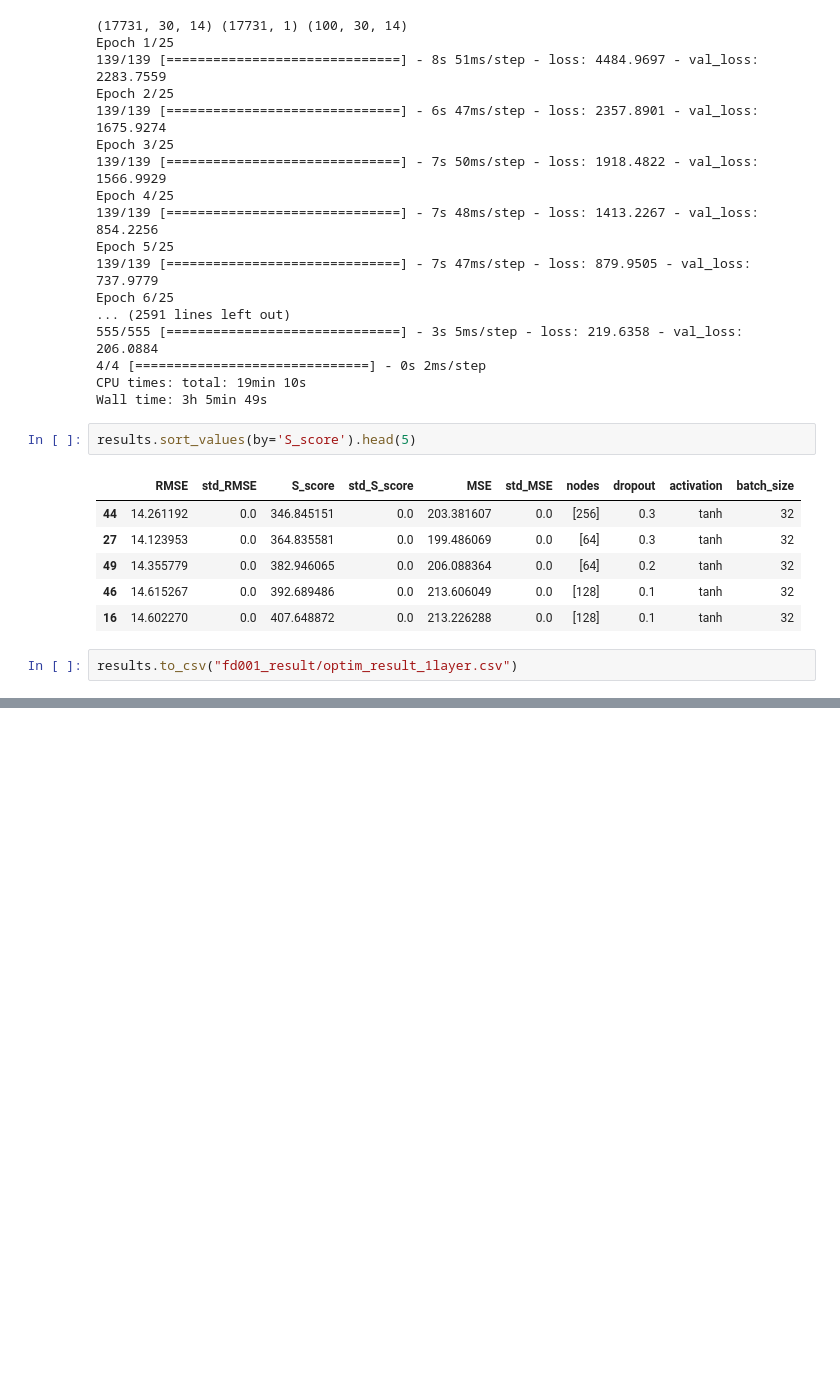
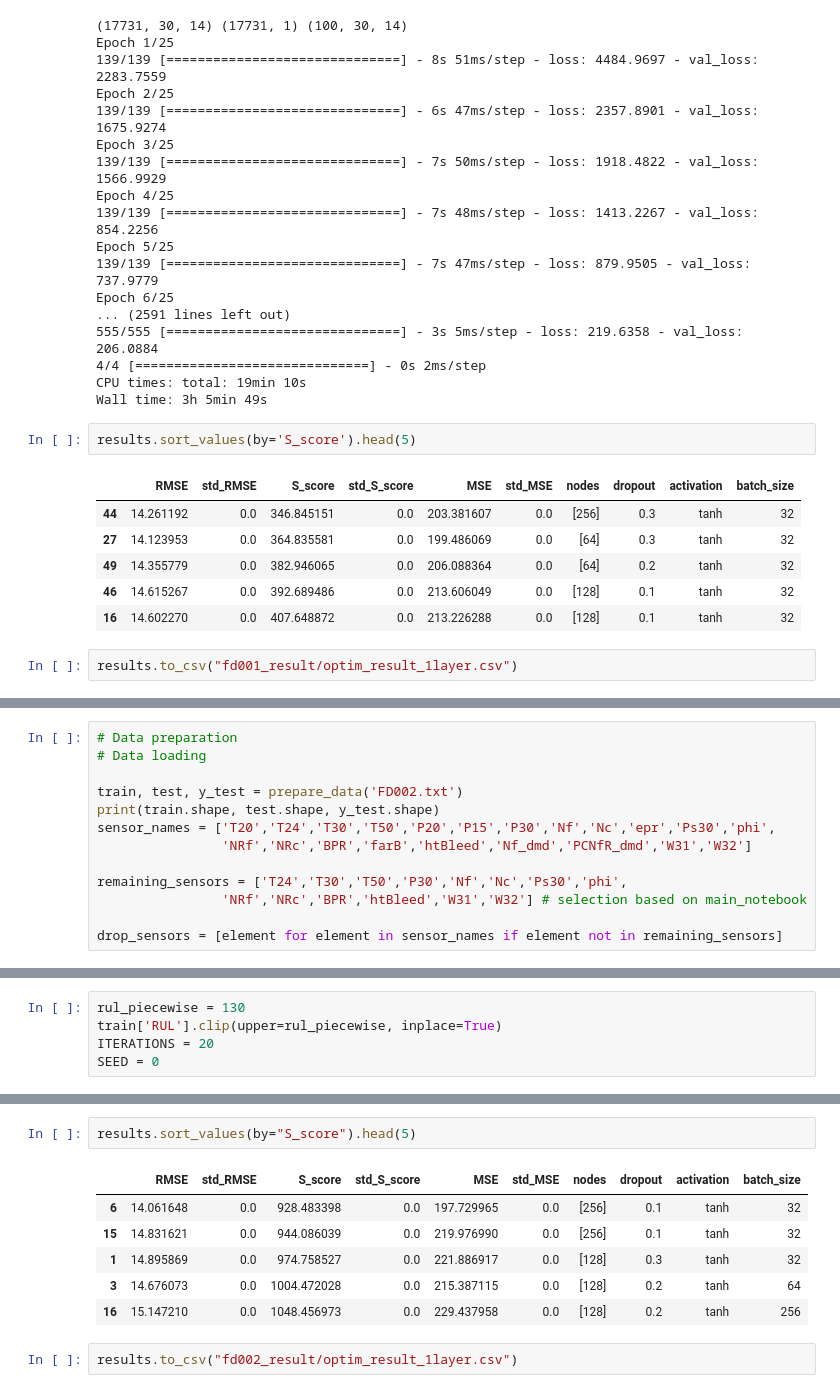
Before and after one commit to laminendao/special_issueV2, a Jupyter notebook: gru_optimization.ipynb, the cells around one changed output, grey strips where cells are left out. Cells and saved outputs as stored; diff of their text form; blank space fills up the shorter version.

```diff
--- a/gru_optimization.ipynb
+++ b/gru_optimization.ipynb
@@ -331,0 +334,13 @@ results.to_csv("fd001_result/optim_result_1layer.csv")
+# %%
+# Data preparation
+# Data loading
+
+train, test, y_test = prepare_data('FD002.txt')
+print(train.shape, test.shape, y_test.shape)
+sensor_names = ['T20','T24','T30','T50','P20','P15','P30','Nf','Nc','epr','Ps30','phi',
+                'NRf','NRc','BPR','farB','htBleed','Nf_dmd','PCNfR_dmd','W31','W32']
+
+remaining_sensors = ['T24','T30','T50','P30','Nf','Nc','Ps30','phi',
+                'NRf','NRc','BPR','htBleed','W31','W32'] # selection based on main_notebook
+
+drop_sensors = [element for element in sensor_names if element not in remaining_sensors]
@@ -331,0 +349,5 @@ results.to_csv("fd001_result/optim_result_1layer.csv")
+# %%
+rul_piecewise = 130
+train['RUL'].clip(upper=rul_piecewise, inplace=True)
+ITERATIONS = 20
+SEED = 0
@@ -331,0 +528,11 @@ results.to_csv("fd001_result/optim_result_1layer.csv")
+# %%
+results.sort_values(by="S_score").head(5)
+# %% [output]
+|  | RMSE | std_RMSE | S_score | std_S_score | MSE | std_MSE | nodes | dropout | activation | batch_size |
+| 6 | 14.061648 | 0.0 | 928.483398 | 0.0 | 197.729965 | 0.0 | [256] | 0.1 | tanh | 32 |
+| 15 | 14.831621 | 0.0 | 944.086039 | 0.0 | 219.976990 | 0.0 | [256] | 0.1 | tanh | 32 |
+| 1 | 14.895869 | 0.0 | 974.758527 | 0.0 | 221.886917 | 0.0 | [128] | 0.3 | tanh | 32 |
+| 3 | 14.676073 | 0.0 | 1004.472028 | 0.0 | 215.387115 | 0.0 | [128] | 0.2 | tanh | 64 |
+| 16 | 15.147210 | 0.0 | 1048.456973 | 0.0 | 229.437958 | 0.0 | [128] | 0.2 | tanh | 256 |
+# %%
+results.to_csv("fd002_result/optim_result_1layer.csv")
```
Also changed, not shown: parts of 6 cells of this notebook, 1 other file.
